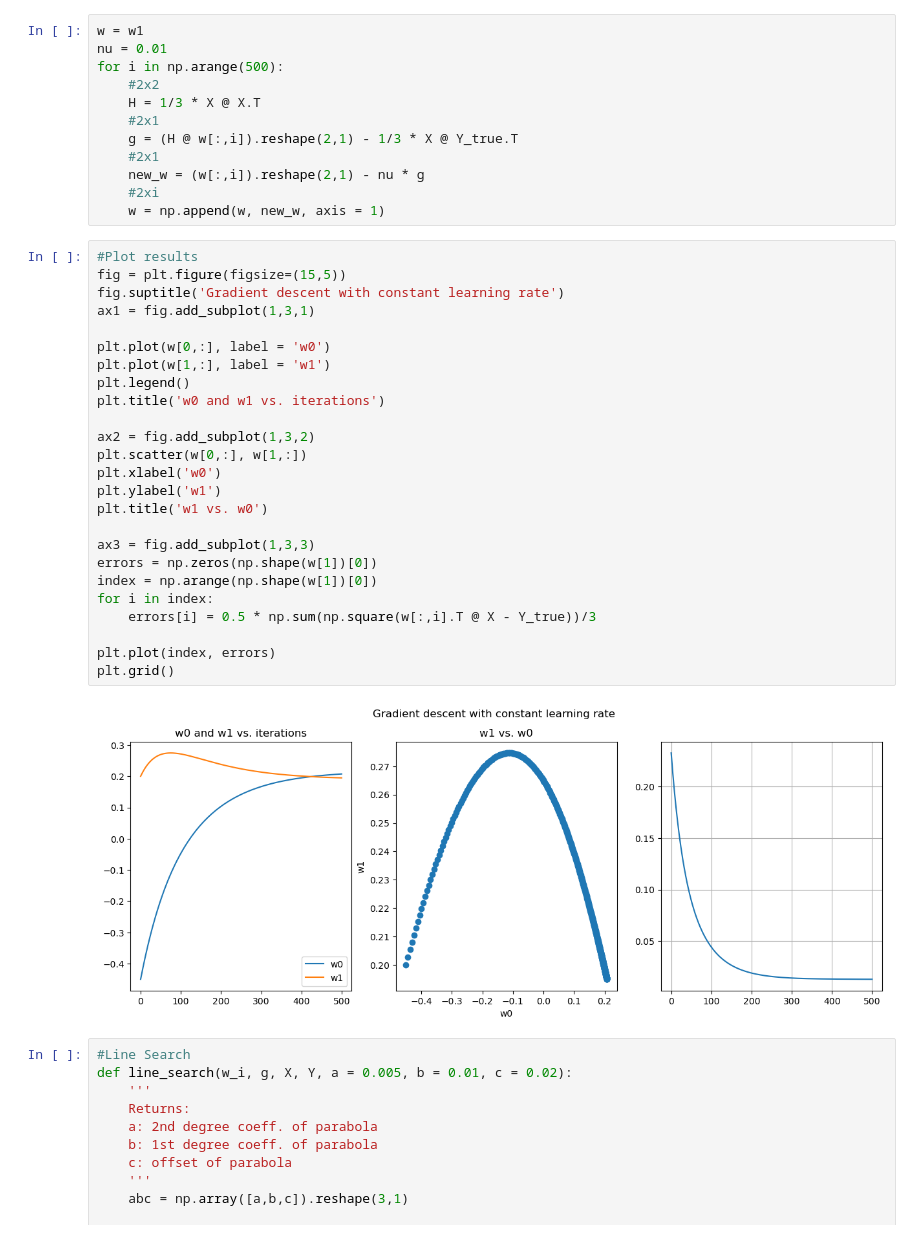
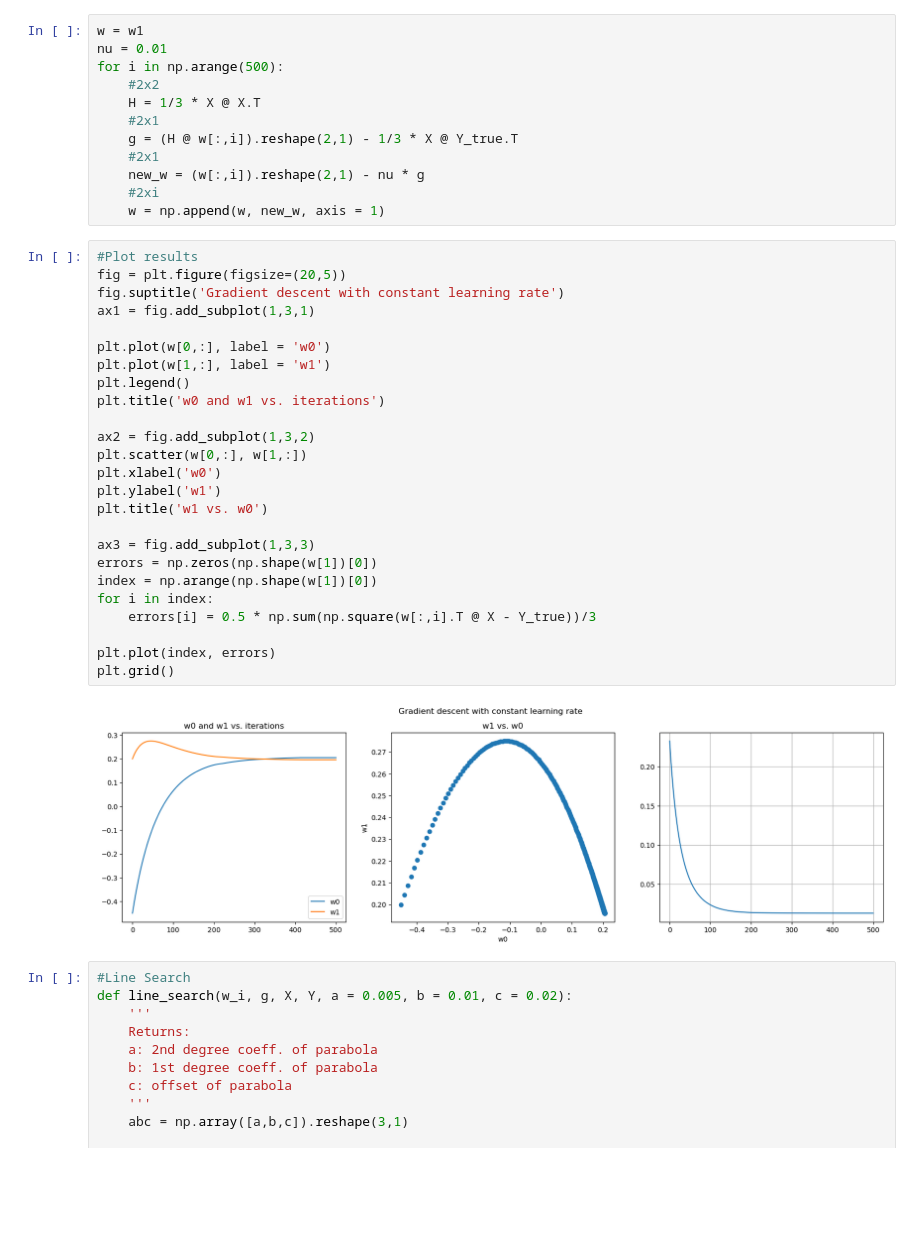
Before and after one commit to Javiermateor/Machine-Intelligence-I, a Jupyter notebook: Exercises/Exercise_04.ipynb, the cells around one changed output. Drawn from its saved outputs; the diff is of its cells as text; blank space fills up the shorter version.

```diff
--- a/Exercises/Exercise_04.ipynb
+++ b/Exercises/Exercise_04.ipynb
@@ -41,31 +41,31 @@ for i in np.arange(500):
     w = np.append(w, new_w, axis = 1)
 # %%
 #Plot results
-fig = plt.figure(figsize=(15,5))
+fig = plt.figure(figsize=(20,5))
 fig.suptitle('Gradient descent with constant learning rate')
 ax1 = fig.add_subplot(1,3,1)
 
 plt.plot(w[0,:], label = 'w0')
 plt.plot(w[1,:], label = 'w1')
 plt.legend()
 plt.title('w0 and w1 vs. iterations')
 
 ax2 = fig.add_subplot(1,3,2)
 plt.scatter(w[0,:], w[1,:])
 plt.xlabel('w0')
 plt.ylabel('w1')
 plt.title('w1 vs. w0')
 
 ax3 = fig.add_subplot(1,3,3)
 errors = np.zeros(np.shape(w[1])[0])
 index = np.arange(np.shape(w[1])[0])
 for i in index:
     errors[i] = 0.5 * np.sum(np.square(w[:,i].T @ X - Y_true))/3
 
 plt.plot(index, errors)
 plt.grid()
 # %% [output]
-[figure, old version]
+[figure, new version]
 # %%
 #Line Search
 def line_search(w_i, g, X, Y, a = 0.005, b = 0.01, c = 0.02):
```
Also changed, not shown: parts of 6 cells of this notebook.
